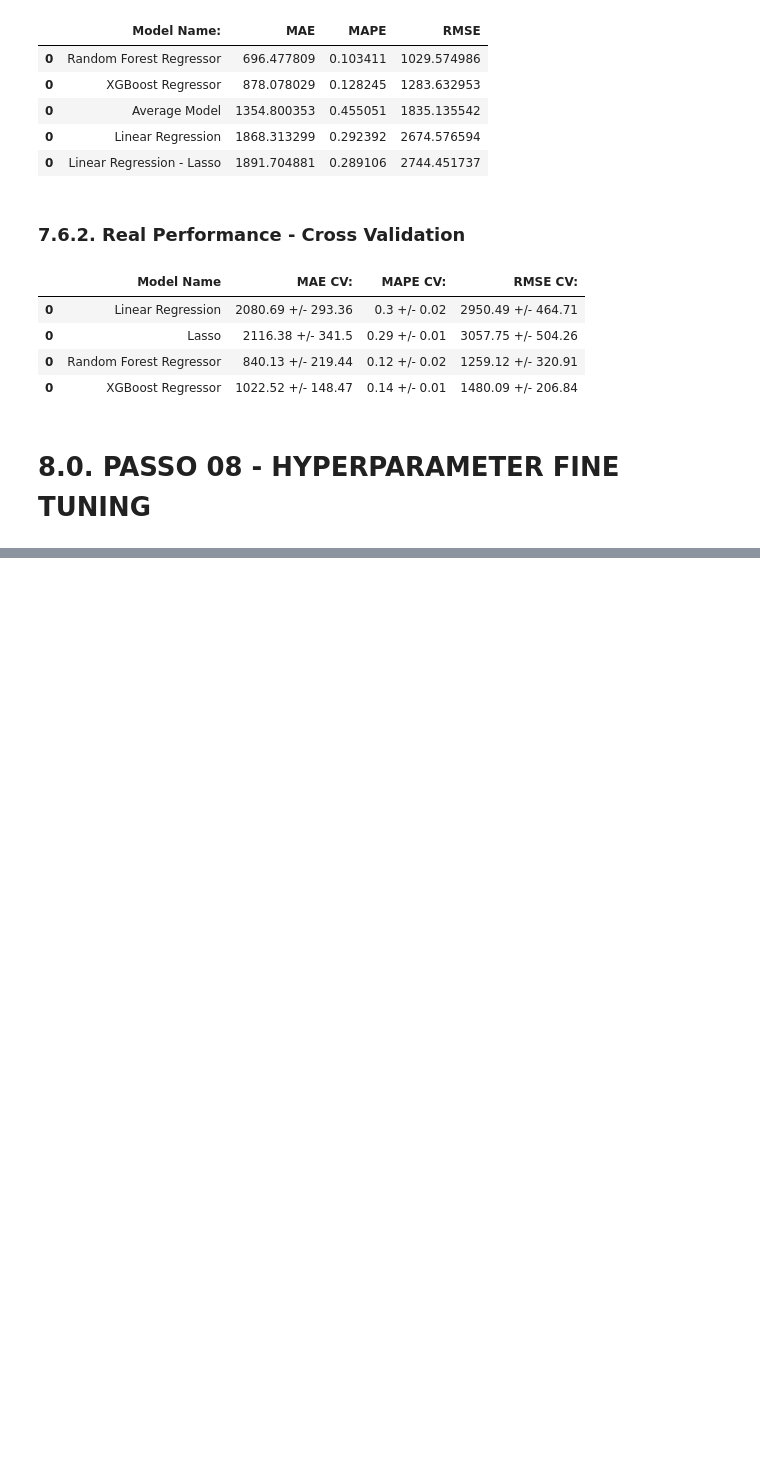
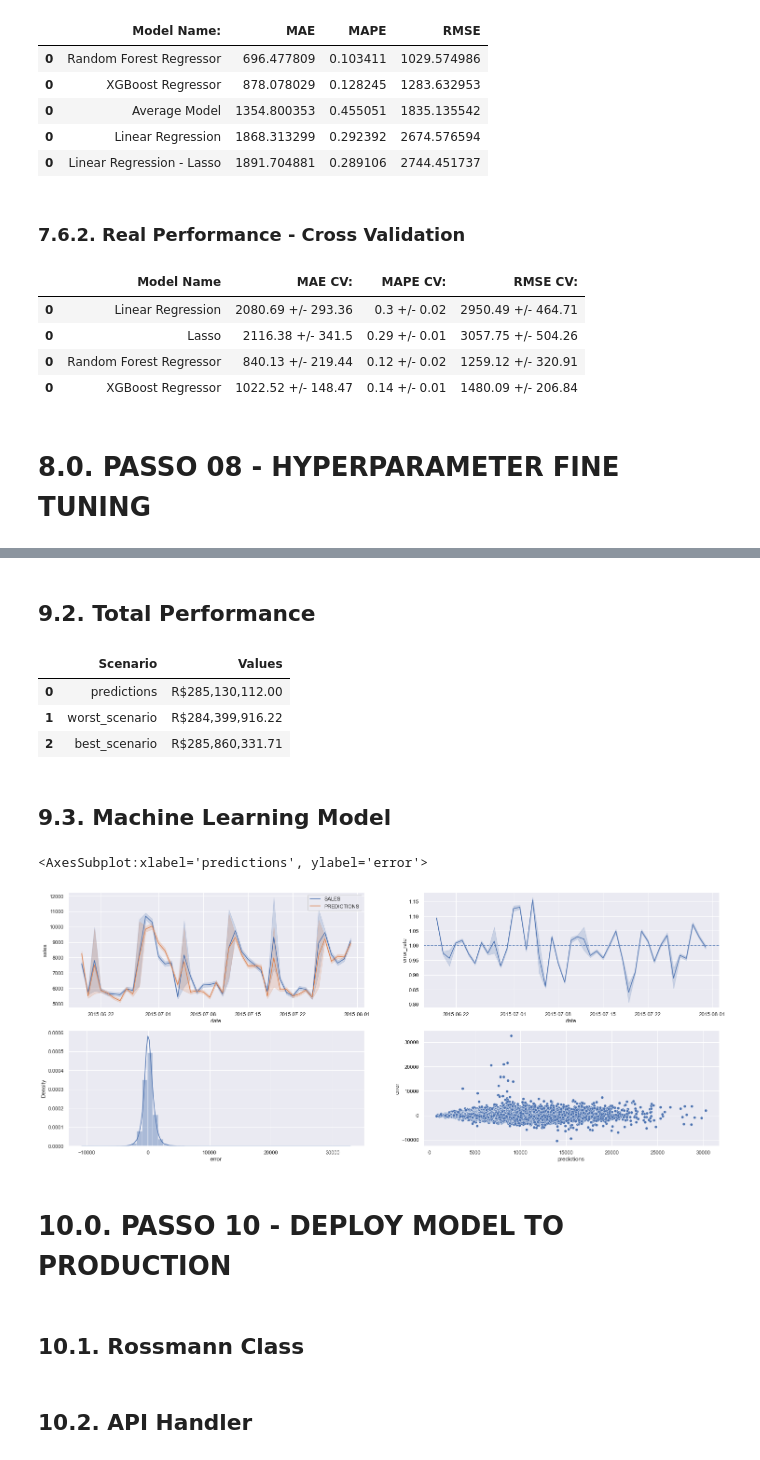
Before and after one commit to andersonftdj/DataScienceEmProducao, a Jupyter notebook: m06_v01_store_sales_prediction.ipynb, the cells around one changed output, grey strips where cells are left out. Drawn from its saved outputs; the diff is of its cells as text; code cells hidden in the pictures; blank space fills up the shorter version.

```diff
--- a/m06_v01_store_sales_prediction.ipynb
+++ b/m06_v01_store_sales_prediction.ipynb
@@ -1266,0 +1367,35 @@ xgb_result_tuned
+# %% [markdown]
+## 9.2. Total Performance
+# %%
+df93 = df92[['predictions', 'worst_scenario', 'best_scenario']].apply( lambda x: np.sum( x ), axis=0 ).reset_index().rename(columns = {0: 'Values', 'index': 'Scenario'})
+df93['Values'] = df93['Values'].map( 'R${:,.2f}'.format)
+df93
+# %% [output]
+|  | Scenario | Values |
+| 0 | predictions | R$285,130,112.00 |
+| 1 | worst_scenario | R$284,399,916.22 |
+| 2 | best_scenario | R$285,860,331.71 |
+# %% [markdown]
+## 9.3. Machine Learning Model
+# %%
+df9['error'] = df9['sales'] - df9['predictions']
+df9['error_rate'] = df9['predictions'] / df9['sales']
+# %%
+plt.subplot( 2, 2, 1 )
+sns.lineplot(x='date', y='sales', data=df9, label='SALES')
+sns.lineplot(x='date', y='predictions', data=df9, label='PREDICTIONS')
+
+plt.subplot( 2, 2, 2 )
+sns.lineplot(x='date', y='error_rate', data=df9)
+plt.axhline(1, linestyle='--')
+
+plt.subplot( 2, 2, 3 )
+sns.distplot( df9['error'] )
+
+plt.subplot( 2, 2, 4 )
+sns.scatterplot( x=df9['predictions'], y=df9['error'] )
+# %% [output]
+<AxesSubplot:xlabel='predictions', ylabel='error'>
+[figure, added]
+# %% [markdown]
+# 10.0. PASSO 10 - DEPLOY MODEL TO PRODUCTION
@@ -1266,0 +1404,2 @@ xgb_result_tuned
+# %% [markdown]
+## 10.1. Rossmann Class
@@ -1266,0 +1593,2 @@ xgb_result_tuned
+# %% [markdown]
+## 10.2. API Handler
```
Also changed, not shown: parts of 35 cells of this notebook, 9 other files.
